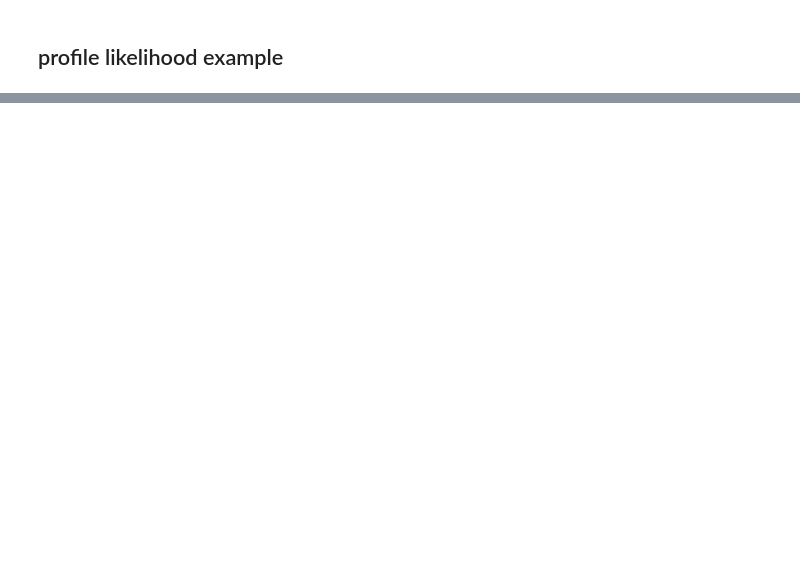
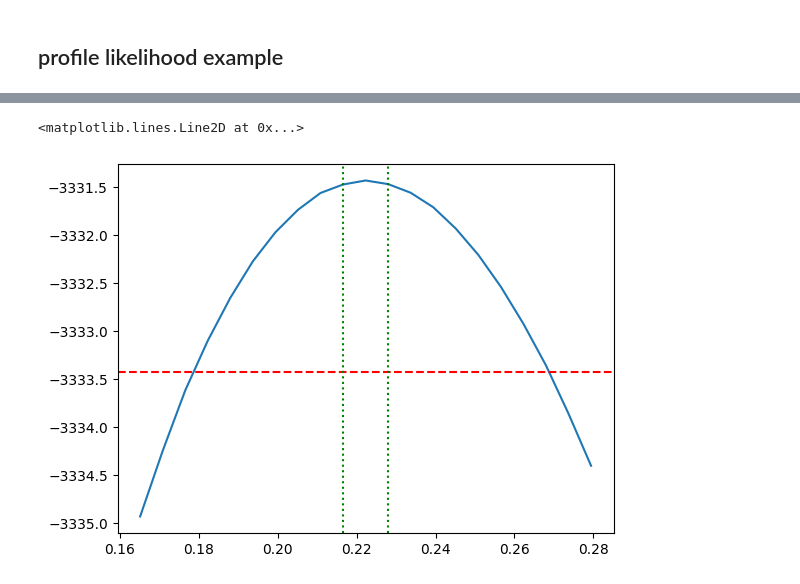
Before and after one commit to enesdilber/URPS_popgen, a Jupyter notebook: Profile_likelihood.ipynb, the cells around one changed output, grey strips where cells are left out. Drawn from its saved outputs; the diff is of its cells as text; code cells hidden in the pictures; blank space fills up the shorter version.

```diff
--- a/Profile_likelihood.ipynb
+++ b/Profile_likelihood.ipynb
@@ -204,0 +258,20 @@ Array(-905532.5, dtype=float32)
+# %%
+params.set_train('pi_0', False)
+# %%
+ell_mle = -ret.fun
+# %%
+ells = []
+for val in lins:
+    params.set(key, val)
+    ell = momi.loglik_with_gradient(params, jsfs)[0]
+    ells.append(ell)
+# %%
+LB, UB = PE - 2 * SE, PE + 2 * SE
+# %%
+plt.plot(lins, ells)
+plt.axhline(ell_mle - 2, color='red', linestyle='--')
+plt.axvline(LB, linestyle=':', color='green')
+plt.axvline(UB, linestyle=':', color='green')
+# %% [output]
+<matplotlib.lines.Line2D at 0x...>
+[figure, added]
```
Also changed, not shown: parts of 26 cells of this notebook.
